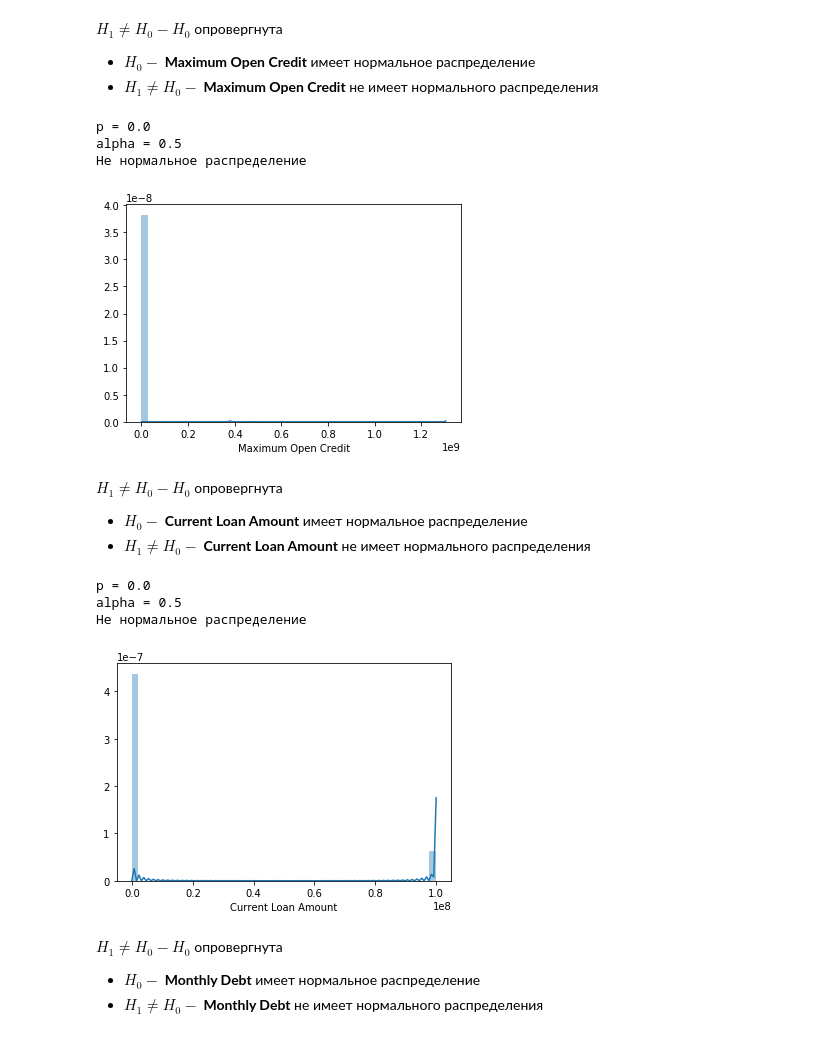
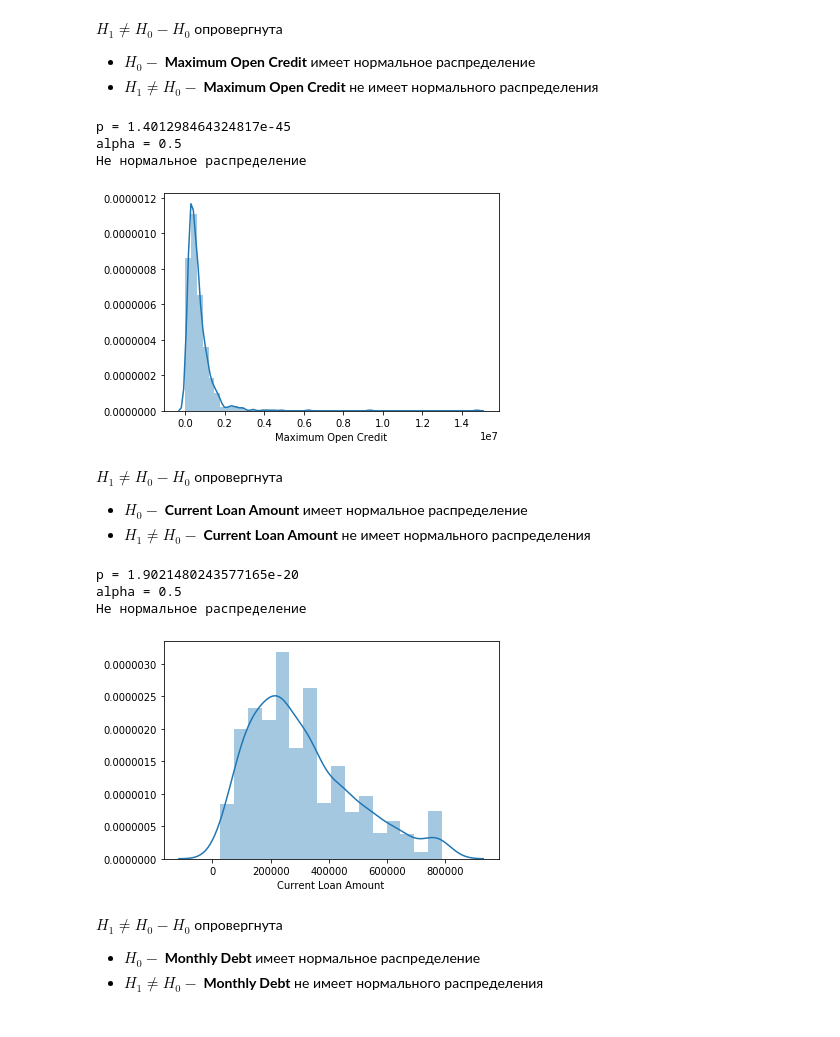
Before and after one commit to Yegor9151/-Python-Libraries-for-Data-Science-Continued, a Jupyter notebook: course_project/SorokinEL_course_project.ipynb, the cells around one changed output. Cells and saved outputs as stored; diff of their text form; code cells hidden in the pictures.

```diff
--- a/course_project/SorokinEL_course_project.ipynb
+++ b/course_project/SorokinEL_course_project.ipynb
@@ -420,15 +417,15 @@ $H_1 \neq H_0 - H_0$ опровергнута
 - $H_1 \neq H_0 -$ __Maximum Open Credit__ не имеет нормального распределения
 # %%
 stat_test(
-    df=Xy_train,
+    df=Xy_train[Xy_train['Maximum Open Credit'] < 5e7],
     column='Maximum Open Credit',
     alpha=0.5
 )
 # %% [output]
-p = 0.0
+p = 1.401298464324817e-45
 alpha = 0.5
 Не нормальное распределение
-[figure, old version]
+[figure, new version]
 # %% [markdown]
 $H_1 \neq H_0 - H_0$ опровергнута
 
@@ -436,15 +433,15 @@ $H_1 \neq H_0 - H_0$ опровергнута
 - $H_1 \neq H_0 -$ __Current Loan Amount__ не имеет нормального распределения
 # %%
 stat_test(
-    df=Xy_train,
+    df=Xy_train[Xy_train['Current Loan Amount'] < 1e7],
     column='Current Loan Amount',
     alpha=0.5
 )
 # %% [output]
-p = 0.0
+p = 1.9021480243577165e-20
 alpha = 0.5
 Не нормальное распределение
-[figure, old version]
+[figure, new version]
 # %% [markdown]
 $H_1 \neq H_0 - H_0$ опровергнута
 
```
Also changed, not shown: parts of 2 cells of this notebook.
